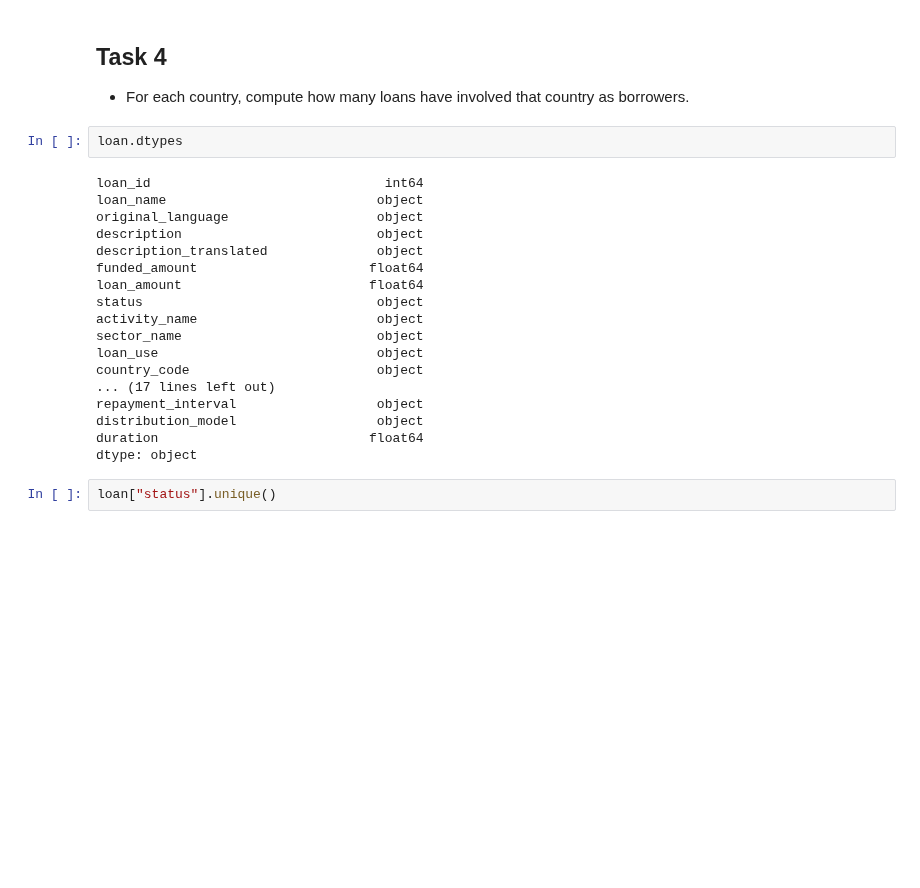
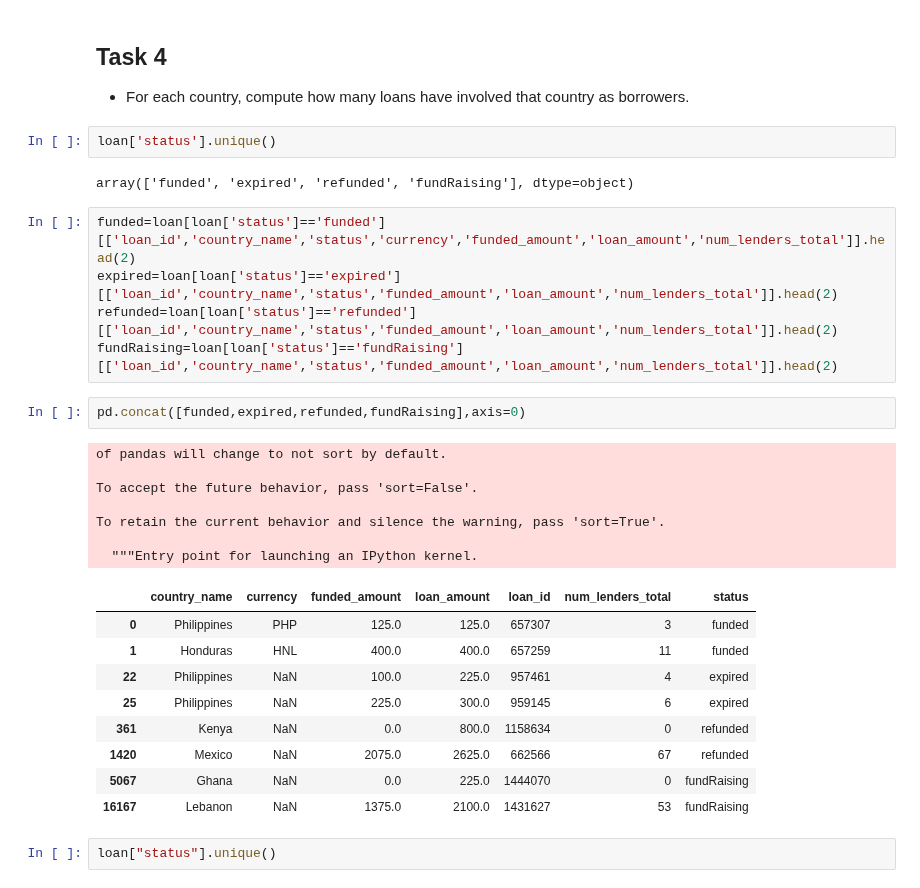
Before and after one commit to gaveter/Project_cs, a Jupyter notebook: Project.ipynb, the cells around one changed output. Cells and saved outputs as stored; diff of their text form; blank space fills up the shorter version.

```diff
--- a/Project.ipynb
+++ b/Project.ipynb
@@ -215,26 +215,34 @@ numberfunded_lenders.head()
 # %% [markdown]
 ## Task 4
 - For each country, compute how many loans have involved that country as borrowers.
-# %%
-loan.dtypes
-# %% [output]
-loan_id                              int64
-loan_name                           object
-original_language                   object
-description                         object
-description_translated              object
-funded_amount                      float64
-loan_amount                        float64
-status                              object
-activity_name                       object
-sector_name                         object
-loan_use                            object
-country_code                        object
-... (17 lines left out)
-repayment_interval                  object
-distribution_model                  object
-duration                           float64
-dtype: object
+# %%
+loan['status'].unique()
+# %% [output]
+array(['funded', 'expired', 'refunded', 'fundRaising'], dtype=object)
+# %%
+funded=loan[loan['status']=='funded'][['loan_id','country_name','status','currency','funded_amount','loan_amount','num_lenders_total']].head(2)
+expired=loan[loan['status']=='expired'][['loan_id','country_name','status','funded_amount','loan_amount','num_lenders_total']].head(2)
+refunded=loan[loan['status']=='refunded'][['loan_id','country_name','status','funded_amount','loan_amount','num_lenders_total']].head(2)
+fundRaising=loan[loan['status']=='fundRaising'][['loan_id','country_name','status','funded_amount','loan_amount','num_lenders_total']].head(2)
+# %%
+pd.concat([funded,expired,refunded,fundRaising],axis=0)
+# %% [output]
+of pandas will change to not sort by default.
+
+To accept the future behavior, pass 'sort=False'.
+
+To retain the current behavior and silence the warning, pass 'sort=True'.
+
+  """Entry point for launching an IPython kernel.
+|  | country_name | currency | funded_amount | loan_amount | loan_id | num_lenders_total | status |
+| 0 | Philippines | PHP | 125.0 | 125.0 | 657307 | 3 | funded |
+| 1 | Honduras | HNL | 400.0 | 400.0 | 657259 | 11 | funded |
+| 22 | Philippines | NaN | 100.0 | 225.0 | 957461 | 4 | expired |
+| 25 | Philippines | NaN | 225.0 | 300.0 | 959145 | 6 | expired |
+| 361 | Kenya | NaN | 0.0 | 800.0 | 1158634 | 0 | refunded |
+| 1420 | Mexico | NaN | 2075.0 | 2625.0 | 662566 | 67 | refunded |
+| 5067 | Ghana | NaN | 0.0 | 225.0 | 1444070 | 0 | fundRaising |
+| 16167 | Lebanon | NaN | 1375.0 | 2100.0 | 1431627 | 53 | fundRaising |
 # %%
 loan["status"].unique()
 # %% [output]
```
Also changed, not shown: parts of 5 cells of this notebook.
